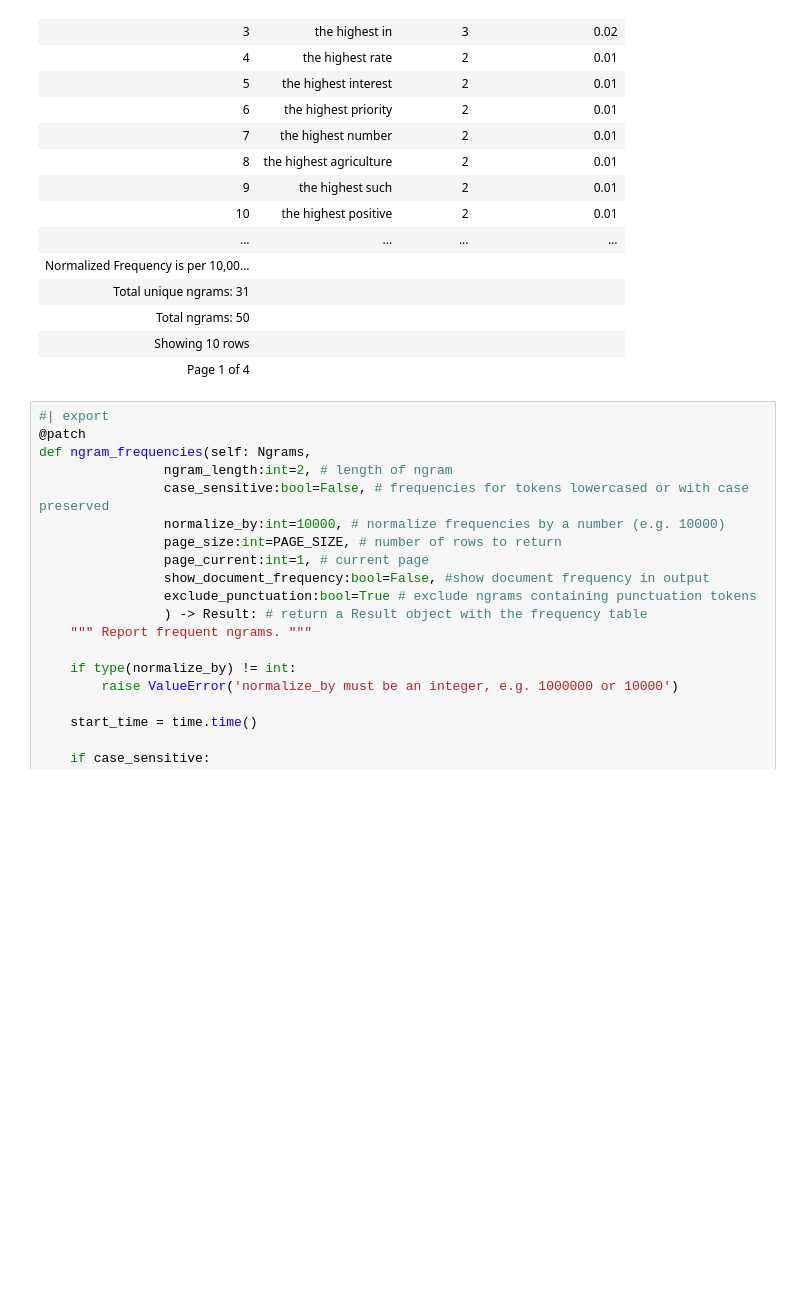
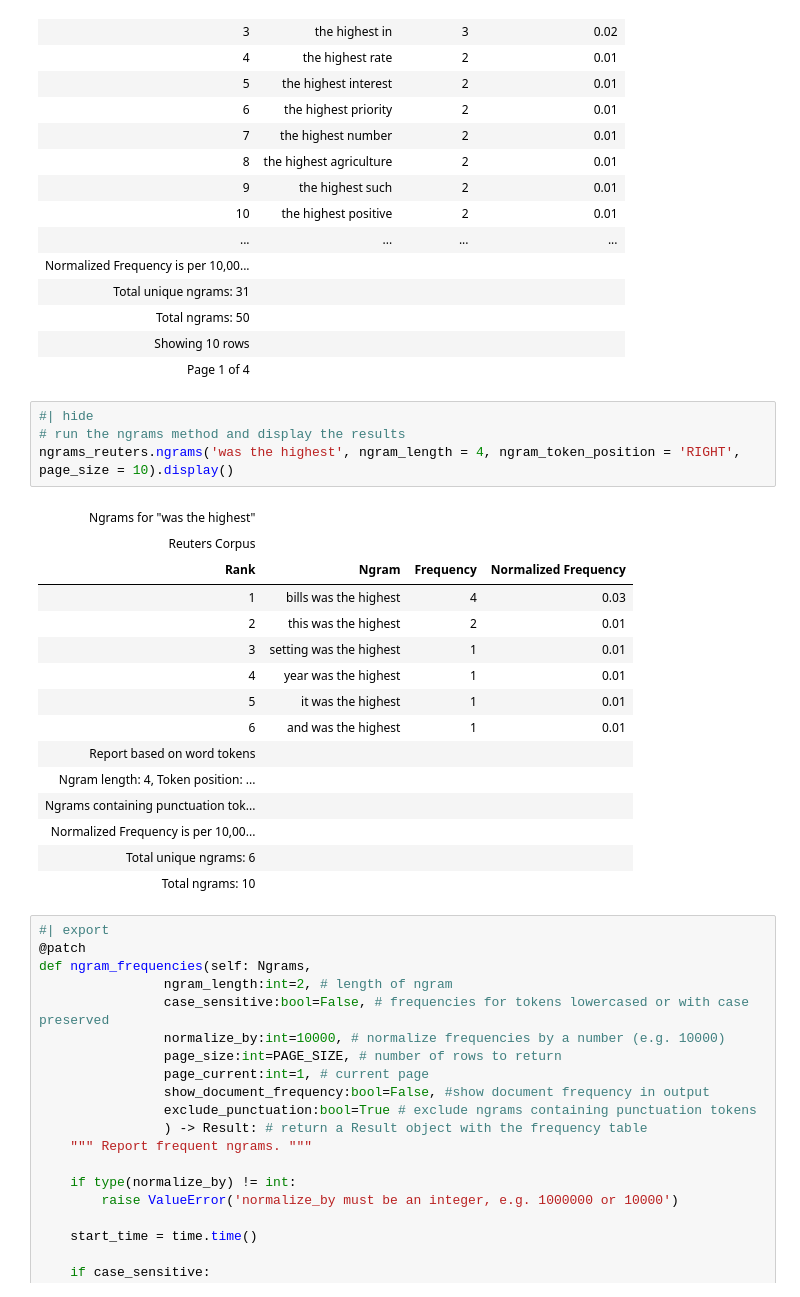
Before and after one commit to polsci/conc, a Jupyter notebook: nbs/api/71_ngrams.ipynb, the cells around one changed output. Cells and saved outputs as stored; diff of their text form; blank space fills up the shorter version.

Commit message:
fix right token position ignoring sequence length

```diff
--- a/nbs/api/71_ngrams.ipynb
+++ b/nbs/api/71_ngrams.ipynb
@@ -567,6 +616,26 @@ ngrams_reuters.ngrams('the highest', ngram_length = 3, ngram_token_position = 'L
 | Total ngrams: 50 |  |  |  |
 | Showing 10 rows |  |  |  |
 | Page 1 of 4 |  |  |  |
+# %%
+#| hide
+# run the ngrams method and display the results
+ngrams_reuters.ngrams('was the highest', ngram_length = 4, ngram_token_position = 'RIGHT', page_size = 10).display()
+# %% [output]
+| Ngrams for "was the highest" |  |  |  |
+| Reuters Corpus |  |  |  |
+| Rank | Ngram | Frequency | Normalized Frequency |
+| 1 | bills was the highest | 4 | 0.03 |
+| 2 | this was the highest | 2 | 0.01 |
+| 3 | setting was the highest | 1 | 0.01 |
+| 4 | year was the highest | 1 | 0.01 |
+| 5 | it was the highest | 1 | 0.01 |
+| 6 | and was the highest | 1 | 0.01 |
+| Report based on word tokens |  |  |  |
+| Ngram length: 4, Token position: ... |  |  |  |
+| Ngrams containing punctuation tok... |  |  |  |
+| Normalized Frequency is per 10,00... |  |  |  |
+| Total unique ngrams: 6 |  |  |  |
+| Total ngrams: 10 |  |  |  |
 # %%
 #| export
 @patch
```
Also changed, not shown: parts of 5 cells of this notebook, 1 other file.
